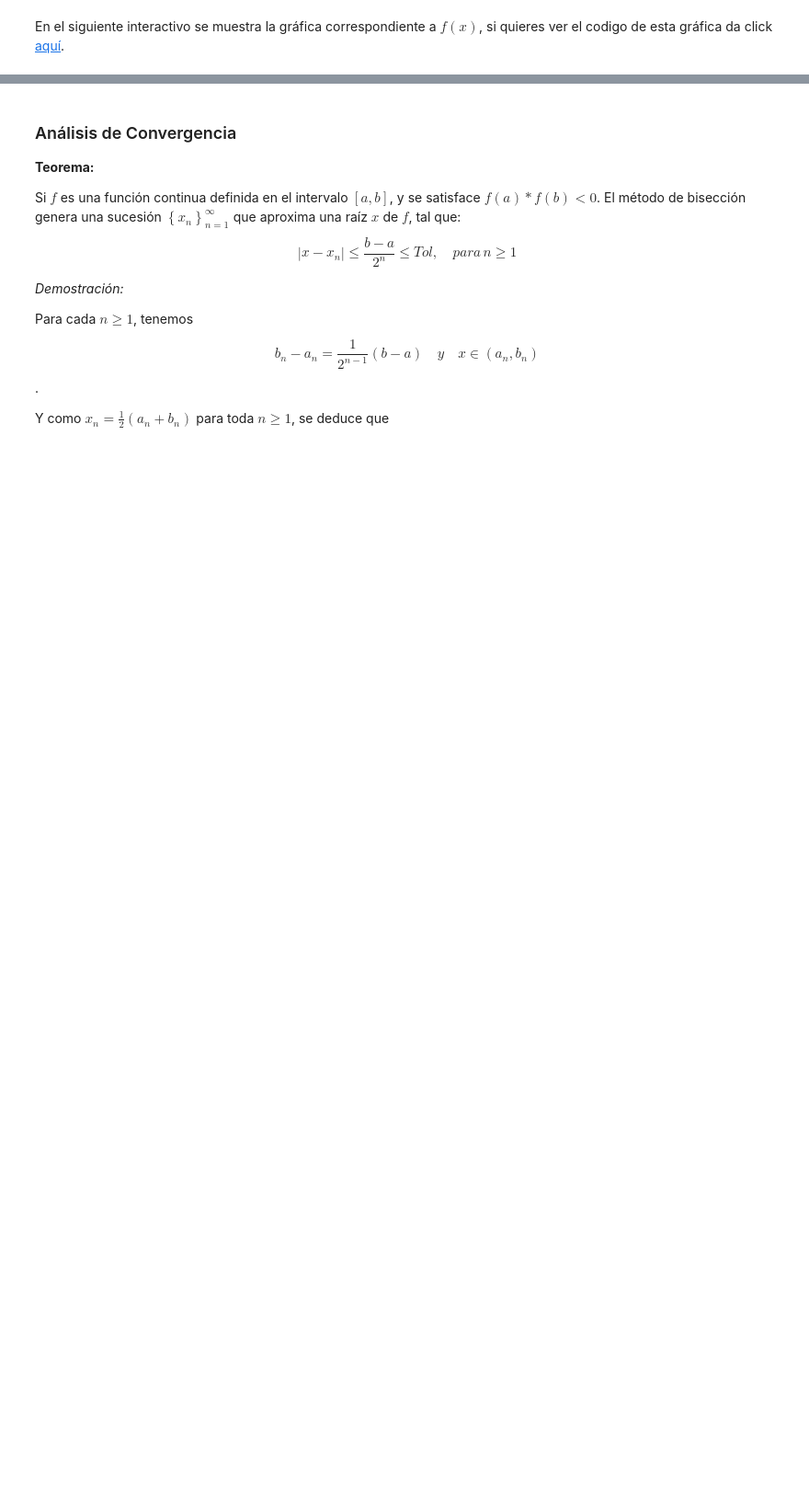
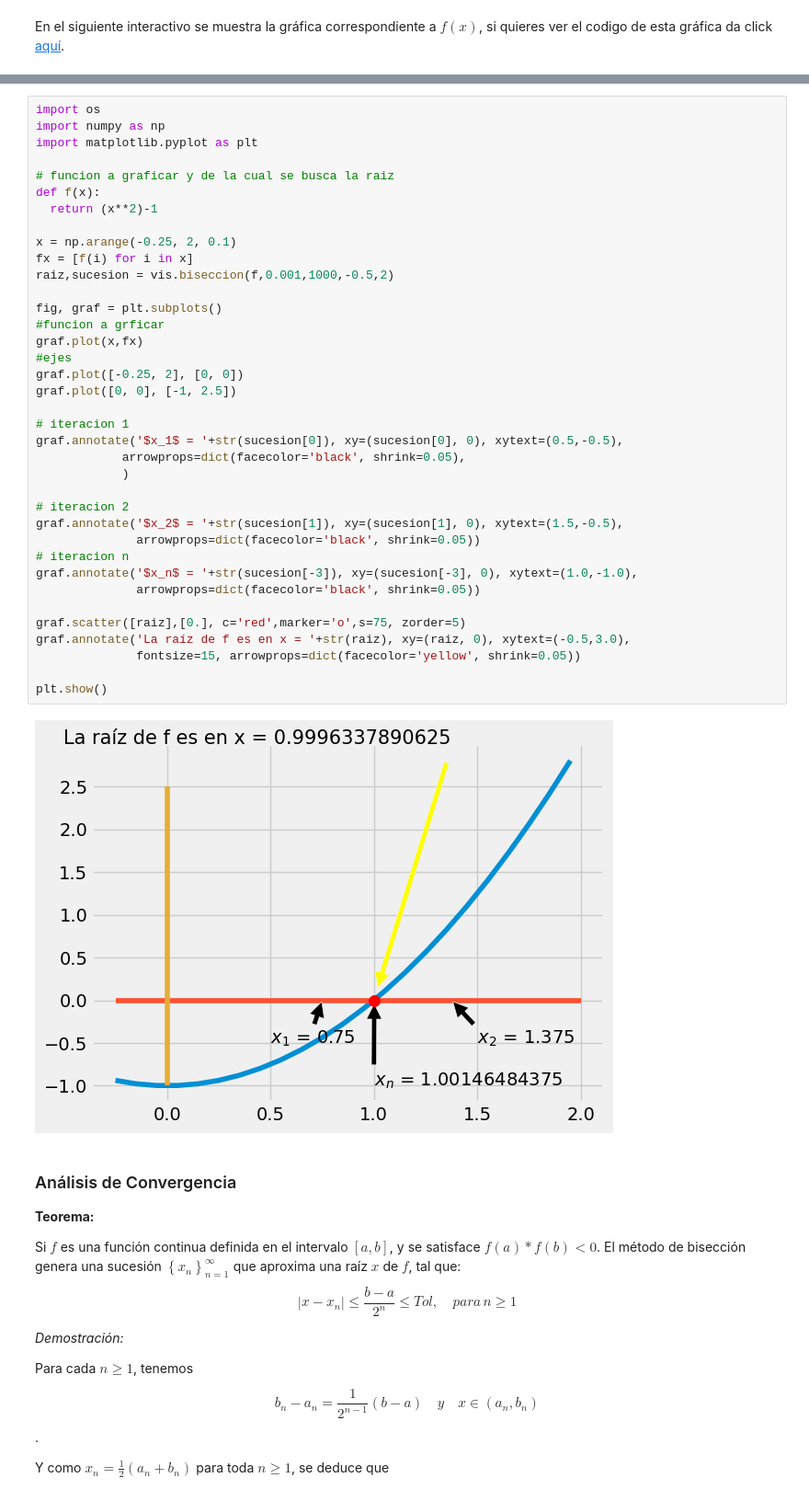
Before and after one commit to jugernaut/MACTI-analisisnumerico, a Jupyter notebook: 02_EcuacionesNoLineales/01_SolucionEcuacionesNoLineales/teacher/01_SolucionEcuacionesNoLineales.ipynb, the cells around one changed output, grey strips where cells are left out. Shown at 92% size. Saved outputs shown, nothing was run; the diff lists cells and outputs as text; blank space fills up the shorter version.

```diff
--- a/02_EcuacionesNoLineales/01_SolucionEcuacionesNoLineales/teacher/01_SolucionEcuacionesNoLineales.ipynb
+++ b/02_EcuacionesNoLineales/01_SolucionEcuacionesNoLineales/teacher/01_SolucionEcuacionesNoLineales.ipynb
@@ -203,3 +189,42 @@ TypeError: Axes.annotate() missing 1 required positional argument: 'text'
+# %%
+import os
+import numpy as np
+import matplotlib.pyplot as plt
+
+# funcion a graficar y de la cual se busca la raiz
+def f(x):
+  return (x**2)-1
+
+x = np.arange(-0.25, 2, 0.1)
+fx = [f(i) for i in x]
+raiz,sucesion = vis.biseccion(f,0.001,1000,-0.5,2)
+
+fig, graf = plt.subplots()
+#funcion a grficar
+graf.plot(x,fx)
+#ejes
+graf.plot([-0.25, 2], [0, 0])
+graf.plot([0, 0], [-1, 2.5])
+
+# iteracion 1
+graf.annotate('$x_1$ = '+str(sucesion[0]), xy=(sucesion[0], 0), xytext=(0.5,-0.5),
+            arrowprops=dict(facecolor='black', shrink=0.05),
+            )
+
+# iteracion 2
+graf.annotate('$x_2$ = '+str(sucesion[1]), xy=(sucesion[1], 0), xytext=(1.5,-0.5),
+              arrowprops=dict(facecolor='black', shrink=0.05))
+# iteracion n
+graf.annotate('$x_n$ = '+str(sucesion[-3]), xy=(sucesion[-3], 0), xytext=(1.0,-1.0),
+              arrowprops=dict(facecolor='black', shrink=0.05))
+
+graf.scatter([raiz],[0.], c='red',marker='o',s=75, zorder=5)
+graf.annotate('La raíz de f es en x = '+str(raiz), xy=(raiz, 0), xytext=(-0.5,3.0),
+              fontsize=15, arrowprops=dict(facecolor='yellow', shrink=0.05))
+
+plt.show()
+# %% [output]
+[figure, added]
 # %% [markdown]
 ### Análisis de Convergencia
 
```
Also changed, not shown: parts of 2 cells of this notebook.
